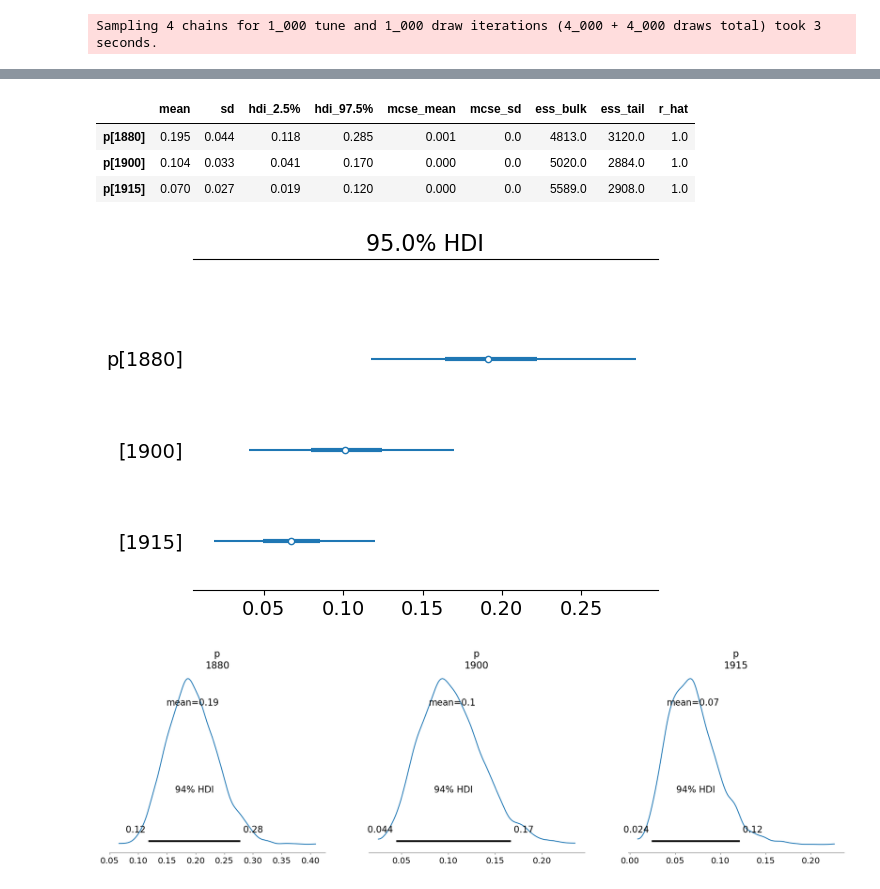
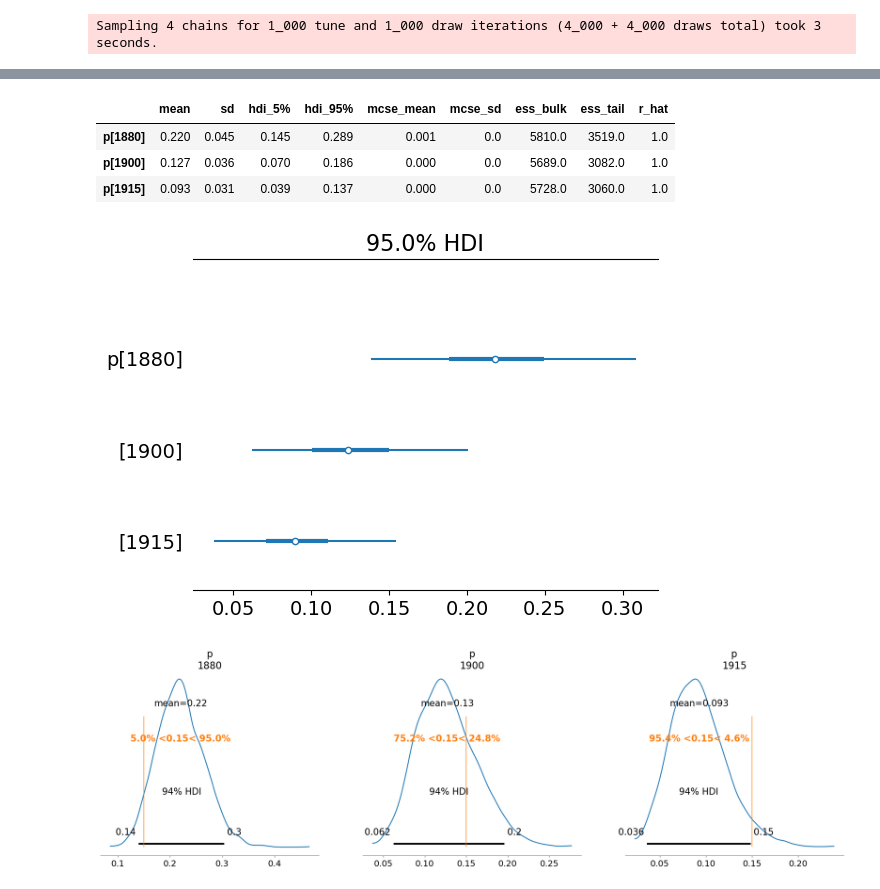
Before and after one commit to AnttiHaerkoenen/spatial_segregation, a Jupyter notebook: notebooks/segregation_change_1880-1915.ipynb, the cells around one changed output, grey strips where cells are left out. Cells and saved outputs as stored; diff of their text form; code cells hidden in the pictures.

```diff
--- a/notebooks/segregation_change_1880-1915.ipynb
+++ b/notebooks/segregation_change_1880-1915.ipynb
@@ -860,7 +860,7 @@ intermarriages = marriage_data.loc[marriage_data.area == 'Valli']
 coords = {'year': [1880, 1900, 1915]}
 with pm.Model(coords=coords) as marriage_model:
     married = pm.ConstantData('n', intermarriages.ingroup_marriages + intermarriages.outgroup_marriages, dims='year')
-    p = pm.Beta('p', 2, 18, dims='year')
+    p = pm.Beta('p', 4, 16, dims='year')
     mixed = pm.Binomial('M', n=married, p=p, observed=intermarriages.outgroup_marriages, dims='year')
     idata = pm.sample(1000, tune=1000, chains=4)
 # %% [output]
@@ -877,17 +877,17 @@ pm.model_to_graphviz(marriage_model)
 # %%
 az.summary(idata, hdi_prob=0.95)
 # %% [output]
-|  | mean | sd | hdi_2.5% | hdi_97.5% | mcse_mean | mcse_sd | ess_bulk | ess_tail | r_hat |
-| p[1880] | 0.195 | 0.044 | 0.118 | 0.285 | 0.001 | 0.0 | 4813.0 | 3120.0 | 1.0 |
-| p[1900] | 0.104 | 0.033 | 0.041 | 0.170 | 0.000 | 0.0 | 5020.0 | 2884.0 | 1.0 |
-| p[1915] | 0.070 | 0.027 | 0.019 | 0.120 | 0.000 | 0.0 | 5589.0 | 2908.0 | 1.0 |
+|  | mean | sd | hdi_5% | hdi_95% | mcse_mean | mcse_sd | ess_bulk | ess_tail | r_hat |
+| p[1880] | 0.220 | 0.045 | 0.145 | 0.289 | 0.001 | 0.0 | 5810.0 | 3519.0 | 1.0 |
+| p[1900] | 0.127 | 0.036 | 0.070 | 0.186 | 0.000 | 0.0 | 5689.0 | 3082.0 | 1.0 |
+| p[1915] | 0.093 | 0.031 | 0.039 | 0.137 | 0.000 | 0.0 | 5728.0 | 3060.0 | 1.0 |
 # %%
 az.plot_forest(idata, combined=True, hdi_prob=0.95)
 plt.show()
 # %% [output]
-[figure, old version]
+[figure, new version]
 # %%
-az.plot_posterior(idata)
+az.plot_posterior(idata, ref_val=0.15)
 plt.show()
 # %% [output]
-[figure, old version]
+[figure, new version]
```
Also changed, not shown: parts of 14 cells of this notebook, 4 other files.
